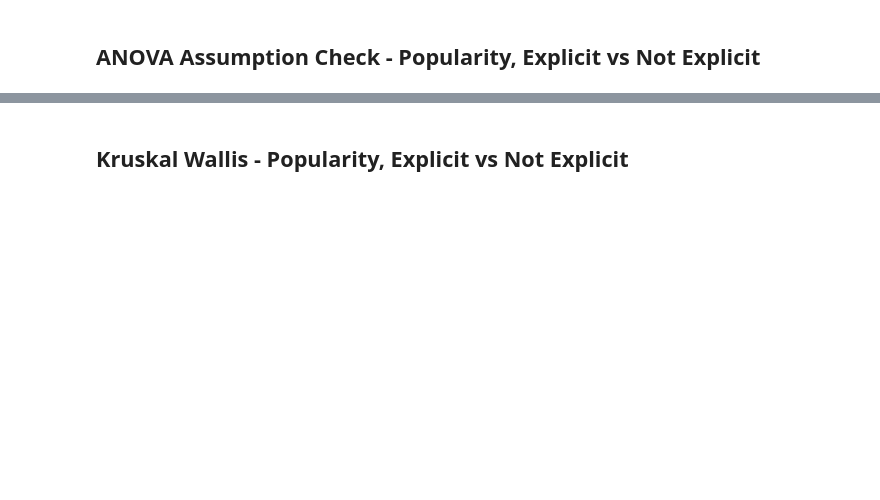
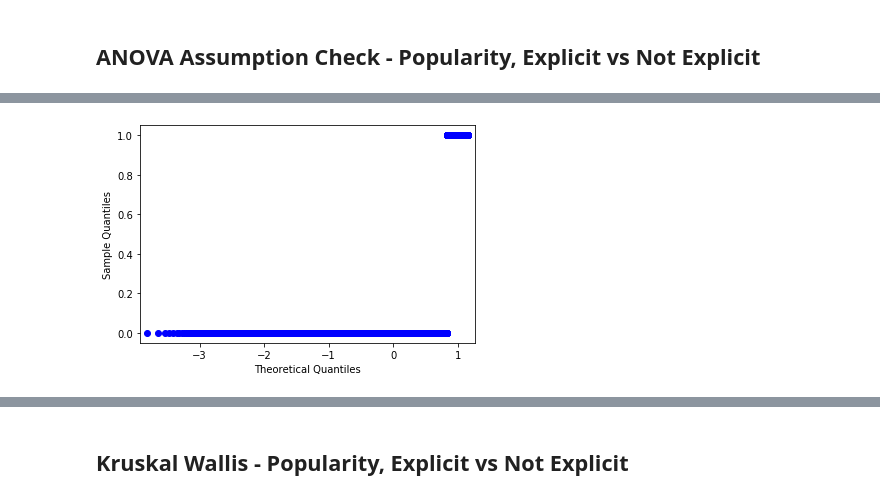
Before and after one commit to ssmcnatt/experimental-design-cap01, a Jupyter notebook: experimental-analysis.ipynb, the cells around one changed output, grey strips where cells are left out. Cells and saved outputs as stored; diff of their text form; code cells hidden in the pictures; blank space fills up the shorter version.

```diff
--- a/experimental-analysis.ipynb
+++ b/experimental-analysis.ipynb
@@ -405,2 +398,7 @@ top_songs["explicit"].value_counts()
 Name: explicit, dtype: int64
 [interactive output not drawn]
+# %%
+qqplot(top_songs["explicit"], line="s")
+plt.show()
+# %% [output]
+[figure, added]
```
Also changed, not shown: parts of 15 cells of this notebook.
